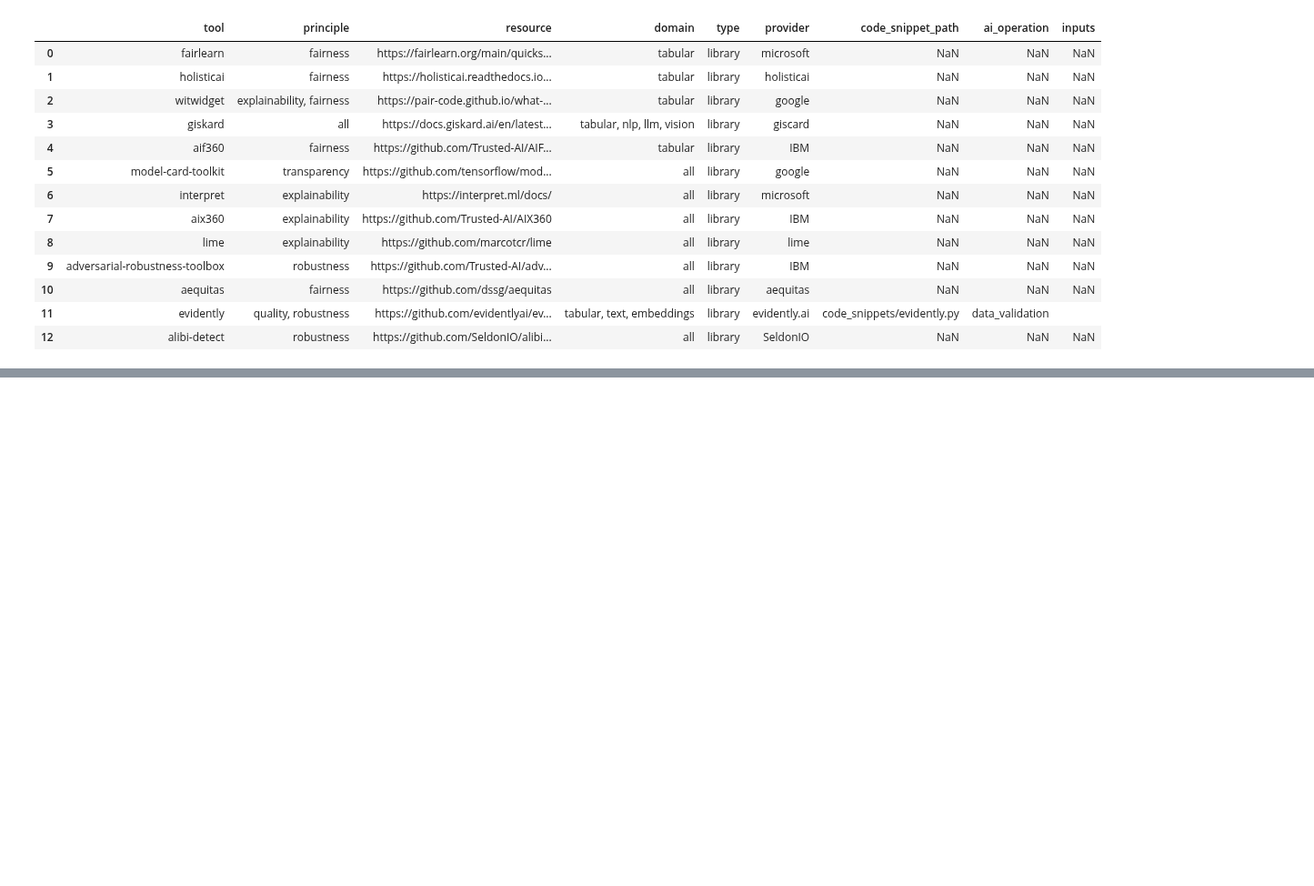
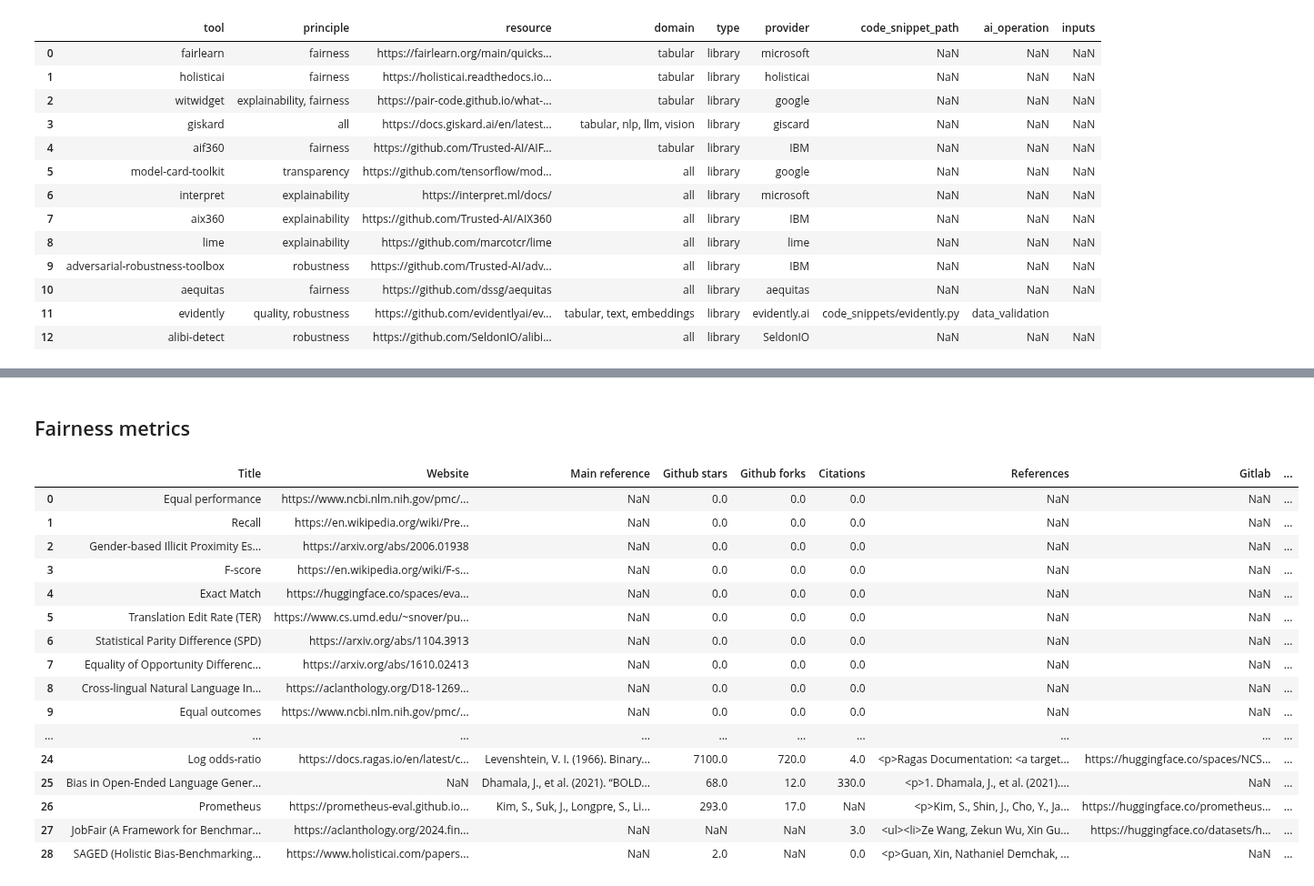
Before and after one commit to AlbanaCelepija/enhanced_mlops, a Jupyter notebook: tools_catalog/tools.ipynb, the cells around one changed output, grey strips where cells are left out. Shown at 91% size. Cells and saved outputs as stored; diff of their text form; code cells hidden in the pictures; blank space fills up the shorter version.

```diff
--- a/tools_catalog/tools.ipynb
+++ b/tools_catalog/tools.ipynb
@@ -74,3 +100,26 @@ tools_principles_df.explode("domain")
+# %% [markdown]
+## Fairness metrics
+# %%
+fairness_metrics_df = pd.read_excel("fairness_metrics.xlsx")
+fairness_metrics_df
+# %% [output]
+|  | Title | Website | Main reference | Github stars | Github forks | Citations | References | Gitlab | ... |
+| 0 | Equal performance | https://www.ncbi.nlm.nih.gov/pmc/... | NaN | 0.0 | 0.0 | 0.0 | NaN | NaN | ... |
+| 1 | Recall | https://en.wikipedia.org/wiki/Pre... | NaN | 0.0 | 0.0 | 0.0 | NaN | NaN | ... |
+| 2 | Gender-based Illicit Proximity Es... | https://arxiv.org/abs/2006.01938 | NaN | 0.0 | 0.0 | 0.0 | NaN | NaN | ... |
+| 3 | F-score | https://en.wikipedia.org/wiki/F-s... | NaN | 0.0 | 0.0 | 0.0 | NaN | NaN | ... |
+| 4 | Exact Match | https://huggingface.co/spaces/eva... | NaN | 0.0 | 0.0 | 0.0 | NaN | NaN | ... |
+| 5 | Translation Edit Rate (TER) | https://www.cs.umd.edu/~snover/pu... | NaN | 0.0 | 0.0 | 0.0 | NaN | NaN | ... |
+| 6 | Statistical Parity Difference (SPD) | https://arxiv.org/abs/1104.3913 | NaN | 0.0 | 0.0 | 0.0 | NaN | NaN | ... |
+| 7 | Equality of Opportunity Differenc... | https://arxiv.org/abs/1610.02413 | NaN | 0.0 | 0.0 | 0.0 | NaN | NaN | ... |
+| 8 | Cross-lingual Natural Language In... | https://aclanthology.org/D18-1269... | NaN | 0.0 | 0.0 | 0.0 | NaN | NaN | ... |
+| 9 | Equal outcomes | https://www.ncbi.nlm.nih.gov/pmc/... | NaN | 0.0 | 0.0 | 0.0 | NaN | NaN | ... |
+| ... | ... | ... | ... | ... | ... | ... | ... | ... | ... |
+| 24 | Log odds-ratio | https://docs.ragas.io/en/latest/c... | Levenshtein, V. I. (1966). Binary... | 7100.0 | 720.0 | 4.0 | <p>Ragas Documentation: <a target... | https://huggingface.co/spaces/NCS... | ... |
+| 25 | Bias in Open-Ended Language Gener... | NaN | Dhamala, J., et al. (2021). “BOLD... | 68.0 | 12.0 | 330.0 | <p>1. Dhamala, J., et al. (2021).... | NaN | ... |
+| 26 | Prometheus | https://prometheus-eval.github.io... | Kim, S., Suk, J., Longpre, S., Li... | 293.0 | 17.0 | NaN | <p>Kim, S., Shin, J., Cho, Y., Ja... | https://huggingface.co/prometheus... | ... |
+| 27 | JobFair (A Framework for Benchmar... | https://aclanthology.org/2024.fin... | NaN | NaN | NaN | 3.0 | <ul><li>Ze Wang, Zekun Wu, Xin Gu... | https://huggingface.co/datasets/h... | ... |
+| 28 | SAGED (Holistic Bias-Benchmarking... | https://www.holisticai.com/papers... | NaN | 2.0 | NaN | 0.0 | <p>Guan, Xin, Nathaniel Demchak, ... | NaN | ... |
 # %% [markdown]
 # Explainability
 
```
Also changed, not shown: parts of 6 cells of this notebook, 1 other file.
